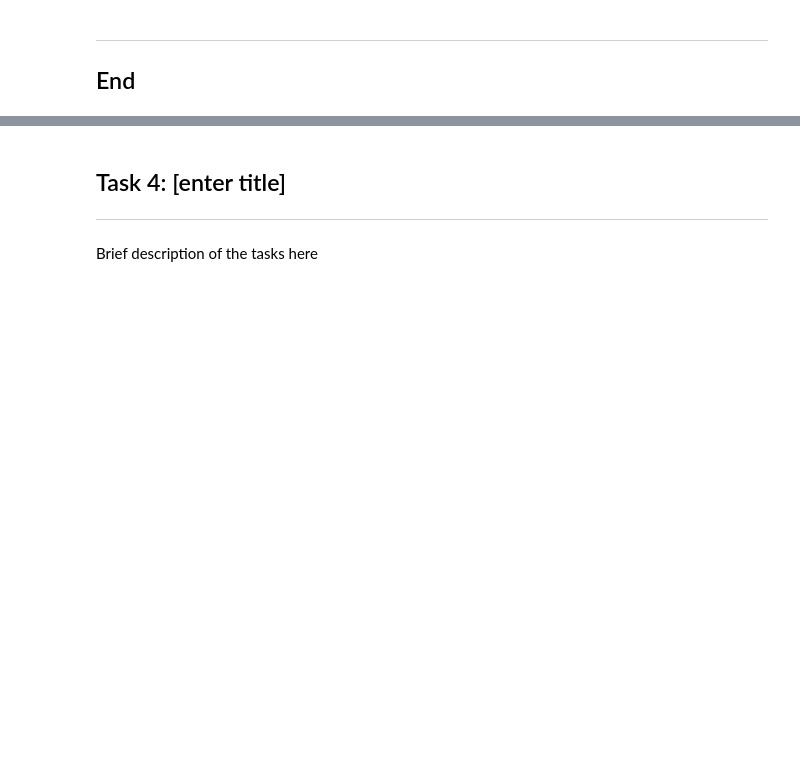
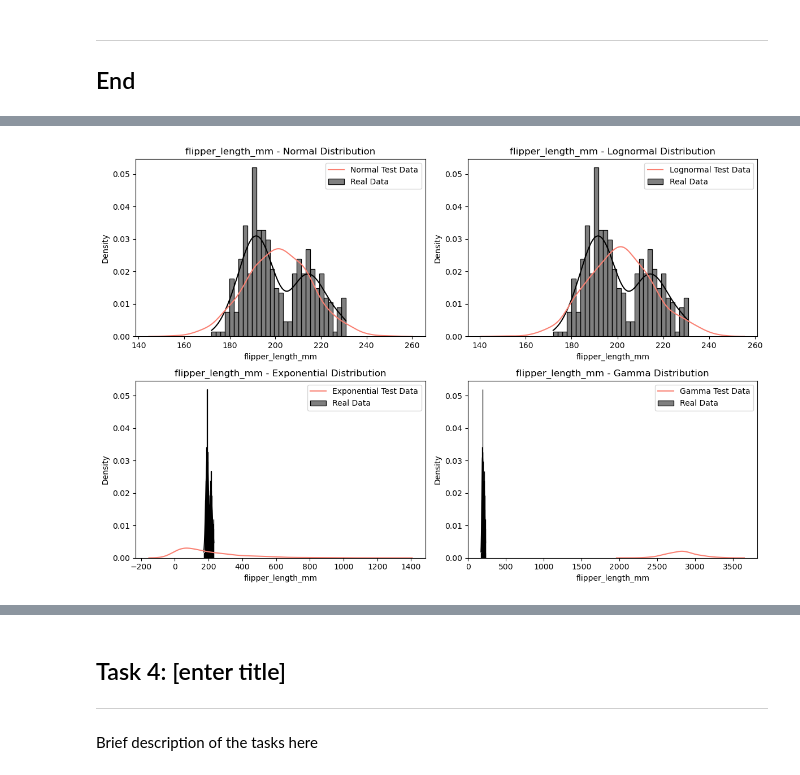
Before and after one commit to nf-me/fundamentals_dataanalysis, a Jupyter notebook: tasks.ipynb, the cells around one changed output, grey strips where cells are left out. Saved outputs shown, nothing was run; the diff lists cells and outputs as text; code cells hidden in the pictures; blank space fills up the shorter version.

```diff
--- a/tasks.ipynb
+++ b/tasks.ipynb
@@ -131,0 +195,5 @@ Brief description of the tasks here
+# %%
+# Flipper Length Comparison
+plot_comparisons('flipper_length_mm', penguins_df['flipper_length_mm'].dropna())
+# %% [output]
+[figure, added]
```
Also changed, not shown: parts of 8 cells of this notebook.
